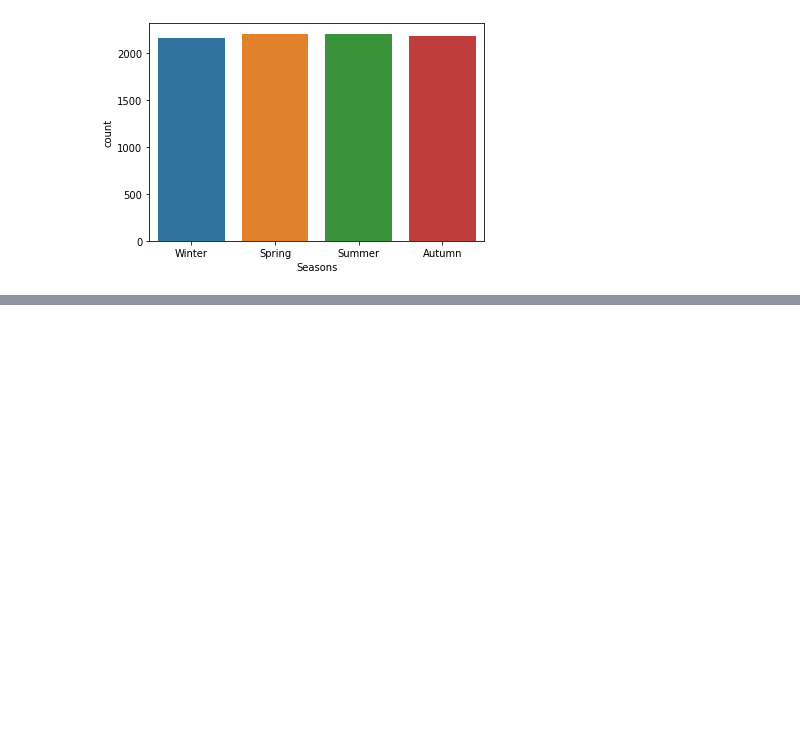
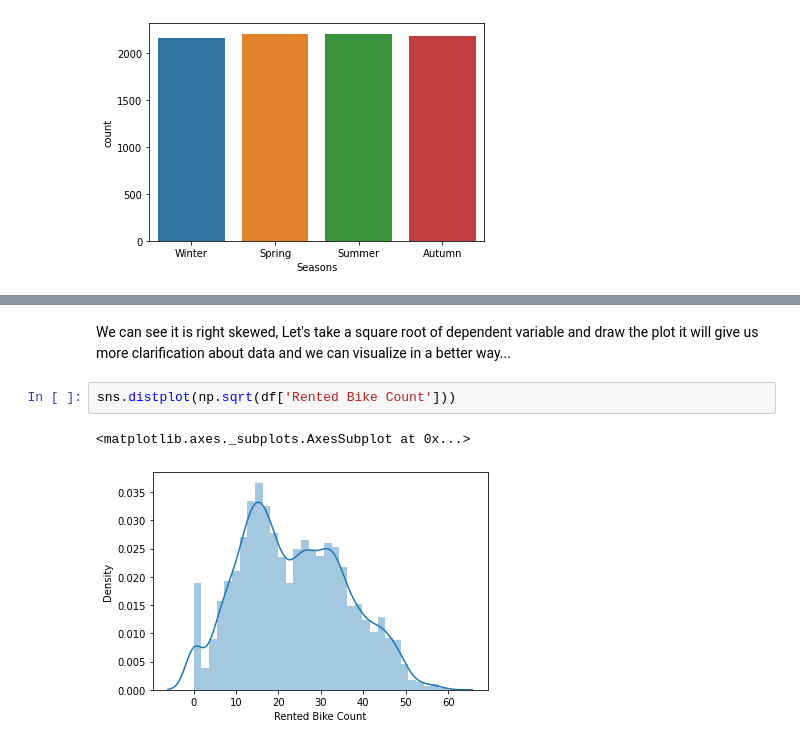
Before and after one commit to pranilthorat/Seoul-Bike-Sharing-Demand-Prediction, a Jupyter notebook: Github_for_capstone_project=2.ipynb, the cells around one changed output, grey strips where cells are left out. Saved outputs shown, nothing was run; the diff lists cells and outputs as text; blank space fills up the shorter version.

```diff
--- a/Github_for_capstone_project=2.ipynb
+++ b/Github_for_capstone_project=2.ipynb
@@ -199,0 +207,7 @@ sns.countplot(x="Seasons",data=df)
+# %% [markdown]
+We can see it is right skewed, Let's take a square root of dependent variable and draw the plot it will give us more clarification about data and we can visualize in a better way...
+# %%
+sns.distplot(np.sqrt(df['Rented Bike Count']))
+# %% [output]
+<matplotlib.axes._subplots.AxesSubplot at 0x...>
+[figure, added]
```
Also changed, not shown: parts of 31 cells of this notebook.
